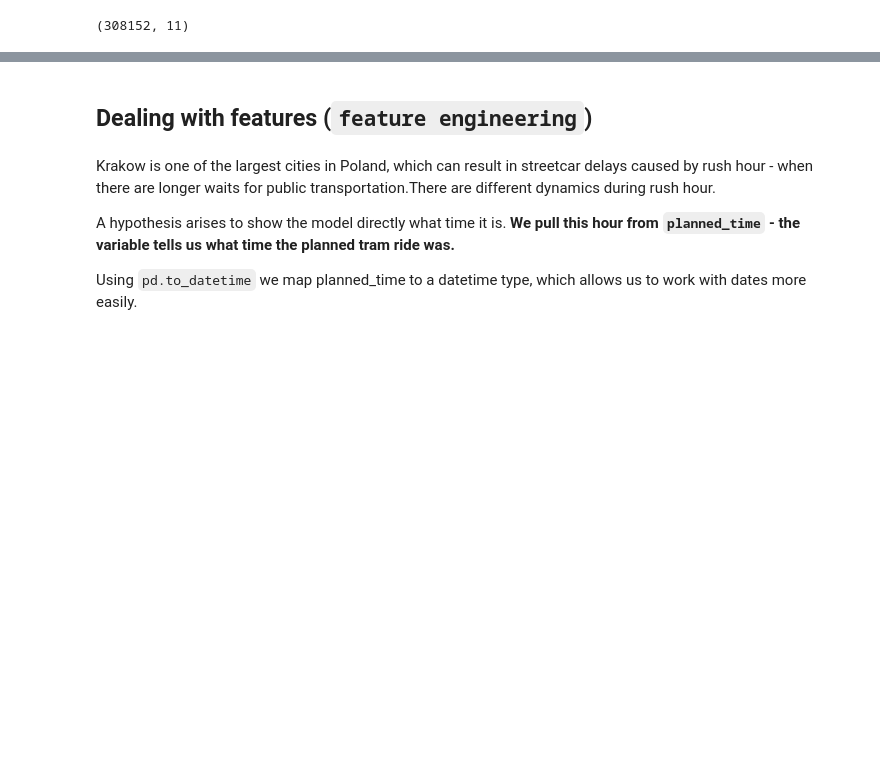
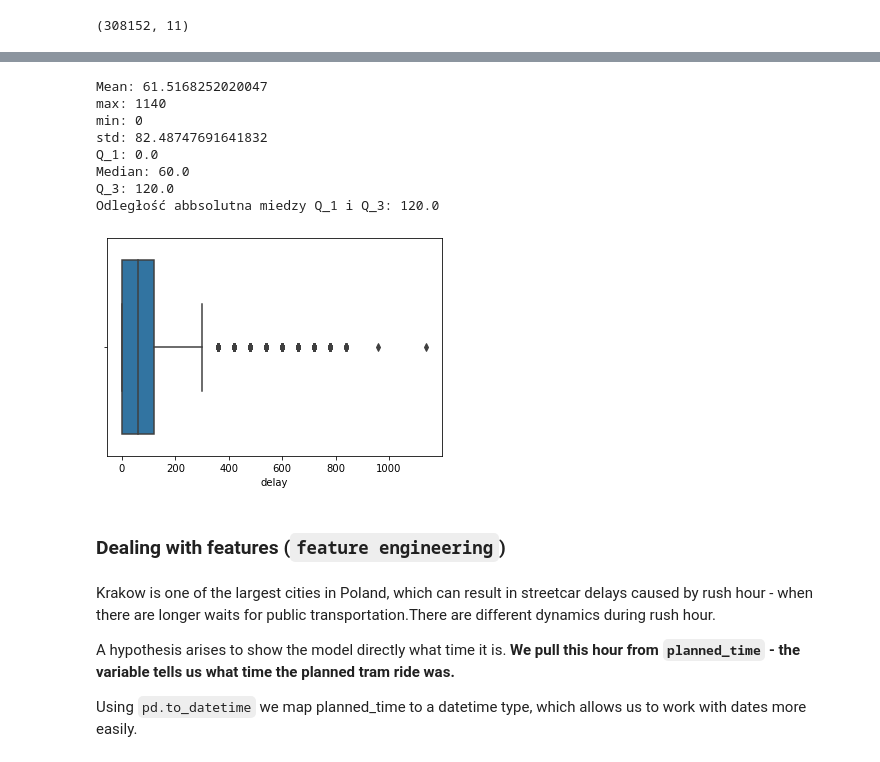
Before and after one commit to SzymonForysiuk/Prediction-of-tram-delays-Cracow, a Jupyter notebook: prediction_of_tram_delays_Cracow.ipynb, the cells around one changed output, grey strips where cells are left out. Cells and saved outputs as stored; diff of their text form; code cells hidden in the pictures; blank space fills up the shorter version.

```diff
--- a/prediction_of_tram_delays_Cracow.ipynb
+++ b/prediction_of_tram_delays_Cracow.ipynb
@@ -41,5 +73,40 @@ df.sample(8)
+# %%
+from scipy.stats import iqr
+
+mean = np.mean(delay)
+max = np.max(delay)
+min = np.min(delay)
+std = np.std(delay)
+q_1 = np.quantile(delay, .25)
+median = np.quantile(delay, .50)
+q_3 = np.quantile(delay, .75)
+iqr = iqr(delay) #odleglosc absolutna miedzy Q_1 i Q_3
+
+print('Mean: {}'.format(mean))
+print('max: {}'.format(max))
+print('min: {}'.format(min))
+print('std: {}'.format(std))
+print('Q_1: {}'.format(q_1))
+print('Median: {}'.format(median))
+print('Q_3: {}'.format(q_3))
+print('Odległość abbsolutna miedzy Q_1 i Q_3: {}'.format(iqr))
+
+import seaborn as sns
+
+sns.boxplot(x=delay)
+plt.show()
+# %% [output]
+Mean: 61.5168252020047
+max: 1140
+min: 0
+std: 82.48747691641832
+Q_1: 0.0
+Median: 60.0
+Q_3: 120.0
+Odległość abbsolutna miedzy Q_1 i Q_3: 120.0
+[figure, added]
 # %% [markdown]
-## Dealing with features (`feature engineering`)
+### Dealing with features (`feature engineering`)
 # %% [markdown]
 Krakow is one of the largest cities in Poland, which can result in streetcar delays caused by rush hour - when there are longer waits for public transportation.There are different dynamics during rush hour.
 
```
Also changed, not shown: parts of 40 cells of this notebook.
